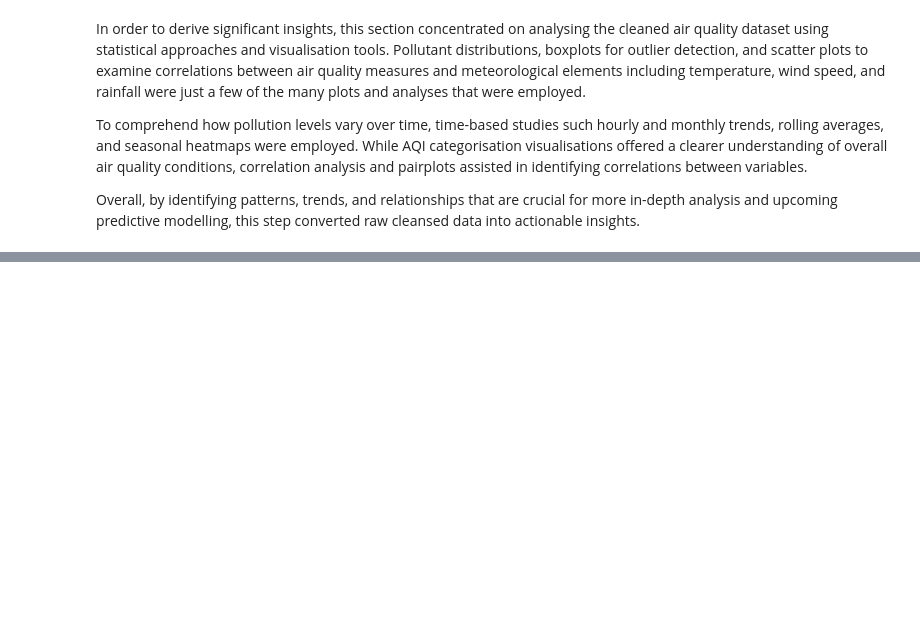
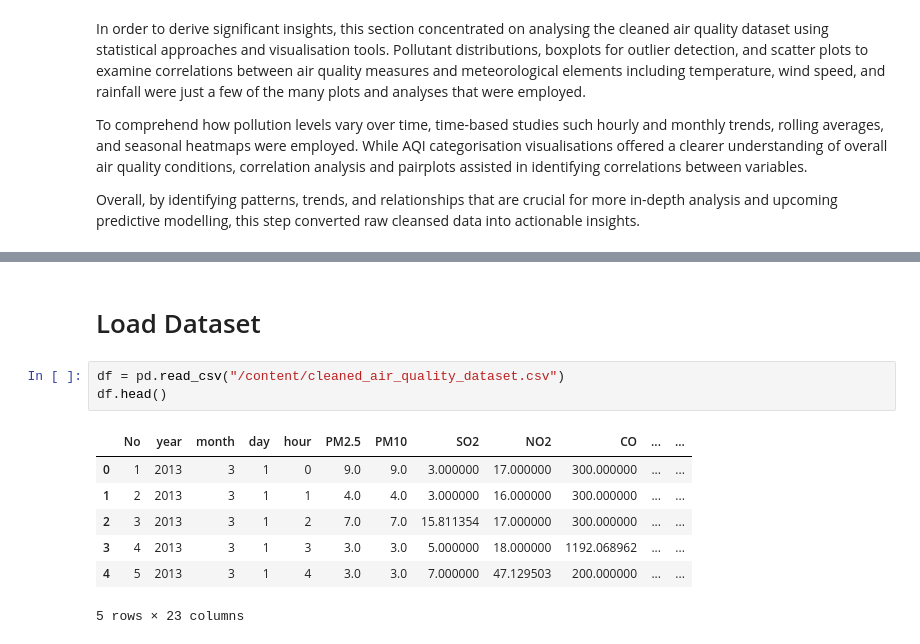
Before and after one commit to SI-GRush34/beijing-air-quality-project, a Jupyter notebook: Beijing-Air-Quality-Project.ipynb, the cells around one changed output, grey strips where cells are left out. Cells and saved outputs as stored; diff of their text form; blank space fills up the shorter version.

```diff
--- a/Beijing-Air-Quality-Project.ipynb
+++ b/Beijing-Air-Quality-Project.ipynb
@@ -1844,0 +1880,13 @@ Overall, by identifying patterns, trends, and relationships that are crucial for
+# %% [markdown]
+ # Load Dataset
+# %%
+df = pd.read_csv("/content/cleaned_air_quality_dataset.csv")
+df.head()
+# %% [output]
+|  | No | year | month | day | hour | PM2.5 | PM10 | SO2 | NO2 | CO | ... | ... |
+| 0 | 1 | 2013 | 3 | 1 | 0 | 9.0 | 9.0 | 3.000000 | 17.000000 | 300.000000 | ... | ... |
+| 1 | 2 | 2013 | 3 | 1 | 1 | 4.0 | 4.0 | 3.000000 | 16.000000 | 300.000000 | ... | ... |
+| 2 | 3 | 2013 | 3 | 1 | 2 | 7.0 | 7.0 | 15.811354 | 17.000000 | 300.000000 | ... | ... |
+| 3 | 4 | 2013 | 3 | 1 | 3 | 3.0 | 3.0 | 5.000000 | 18.000000 | 1192.068962 | ... | ... |
+| 4 | 5 | 2013 | 3 | 1 | 4 | 3.0 | 3.0 | 7.000000 | 47.129503 | 200.000000 | ... | ... |
+5 rows × 23 columns
```
Also changed, not shown: parts of 35 cells of this notebook.
